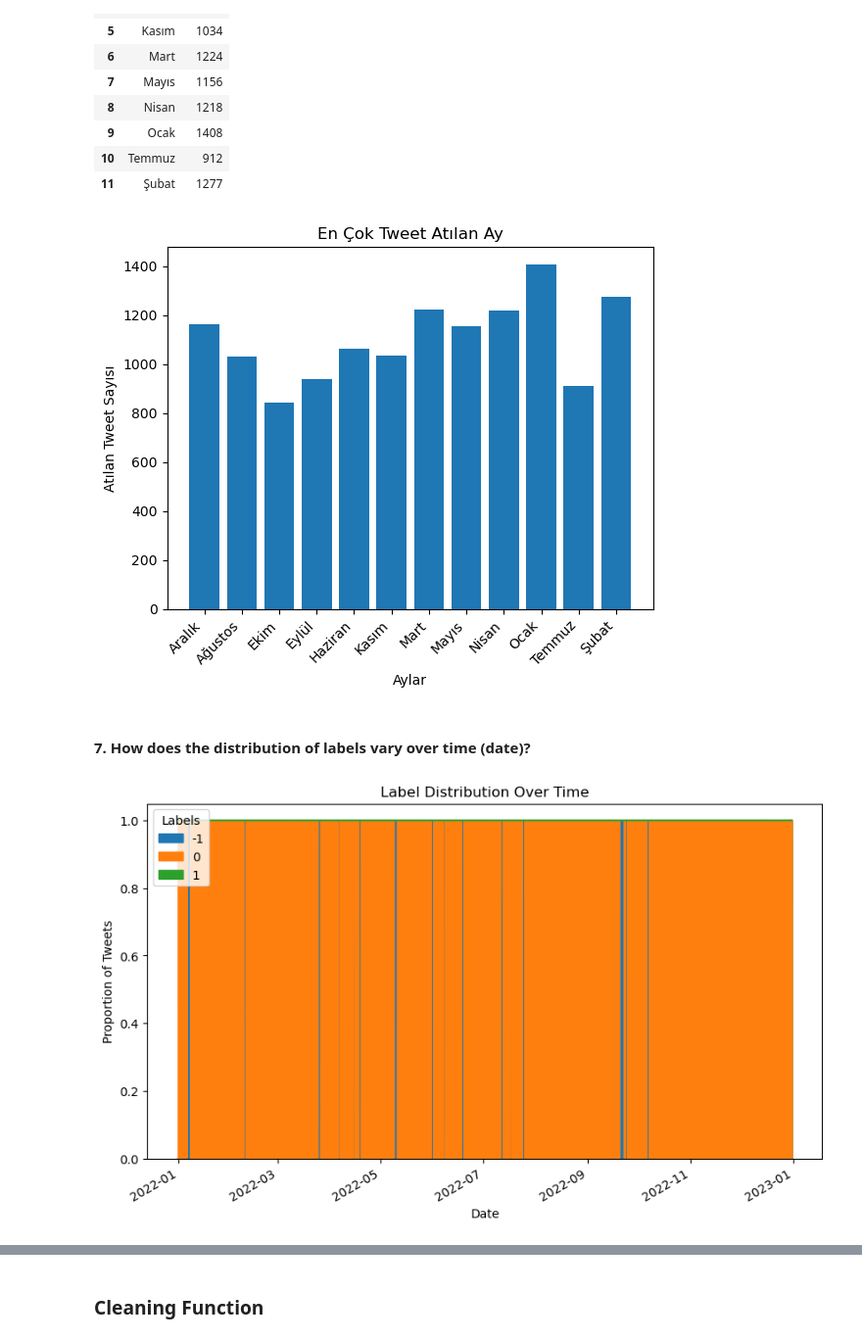
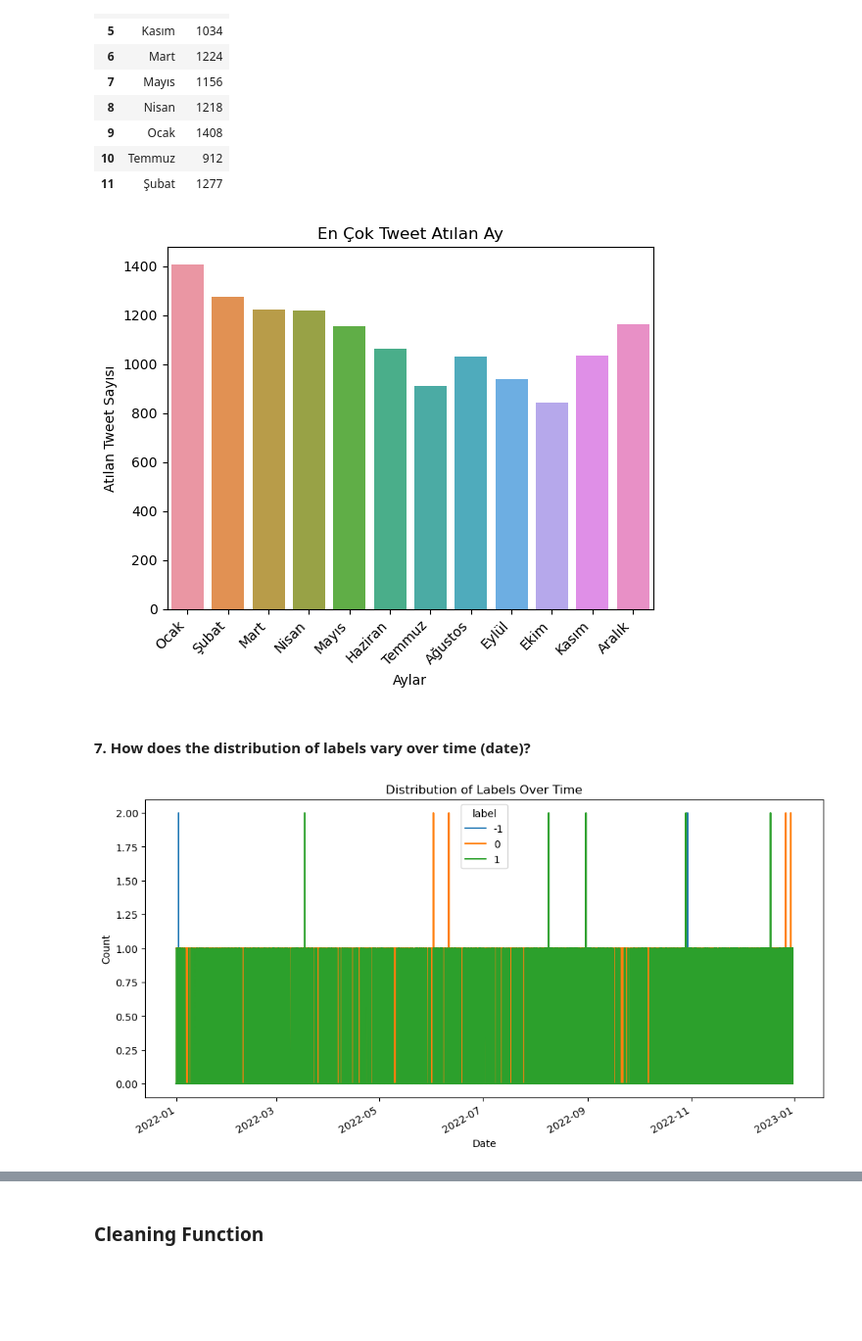
Before and after one commit to BaranBicen/Sentimen-analysis-on-twitter, a Jupyter notebook: sentiment analysis.ipynb, the cells around one changed output, grey strips where cells are left out. Shown at 98% size. Drawn from its saved outputs; the diff is of its cells as text; code cells hidden in the pictures; blank space fills up the shorter version.

```diff
--- a/sentiment analysis.ipynb
+++ b/sentiment analysis.ipynb
@@ -550,26 +550,24 @@ df_month
 | 10 | Temmuz | 912 |
 | 11 | Şubat | 1277 |
 # %%
-#plt.style.use("fivethirtyeight")
-plt.bar(df_month["month"],df_month["count"])
+sns.countplot(x = "month",data = df_unlabeled)
 
-plt.xticks(df_month["month"],rotation = 45, ha = "right")
+plt.xticks(rotation = 45, ha = "right")
 plt.title("En Çok Tweet Atılan Ay")
 plt.xlabel("Aylar")
 plt.ylabel("Atılan Tweet Sayısı")
 plt.show()
 # %% [output]
-[figure, old version]
+[figure, new version]
 # %% [markdown]
 #### 7. How does the distribution of labels vary over time (date)?
 # %%
-label_distribution = df_labeled.groupby("date")["label"].value_counts(normalize=True).unstack().fillna(0)
+label_over_time = df_labeled.groupby(["date", "label"]).size().unstack(fill_value=0)
 
-label_distribution.plot.area(stacked = True, figsize = (10, 6))
-plt.title("Label Distribution Over Time")
+label_over_time.plot(kind="line", figsize=(12, 6))
+plt.title("Distribution of Labels Over Time")
 plt.xlabel("Date")
-plt.ylabel("Proportion of Tweets")
-plt.legend(title = "Labels", loc = "upper left")
+plt.ylabel("Count")
 plt.show()
 # %% [output]
-[figure, old version]
+[figure, new version]
```
Also changed, not shown: parts of 6 cells of this notebook.
